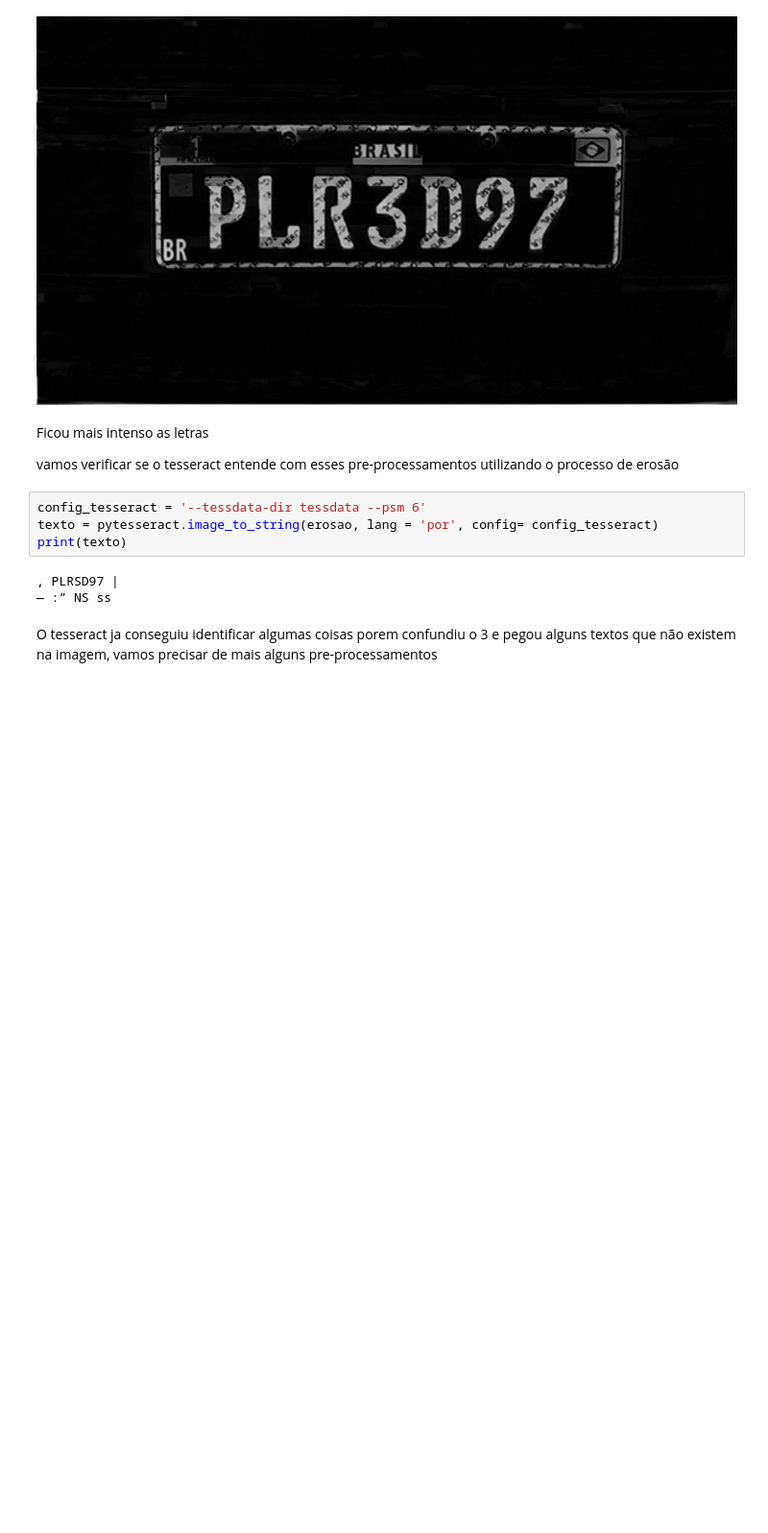
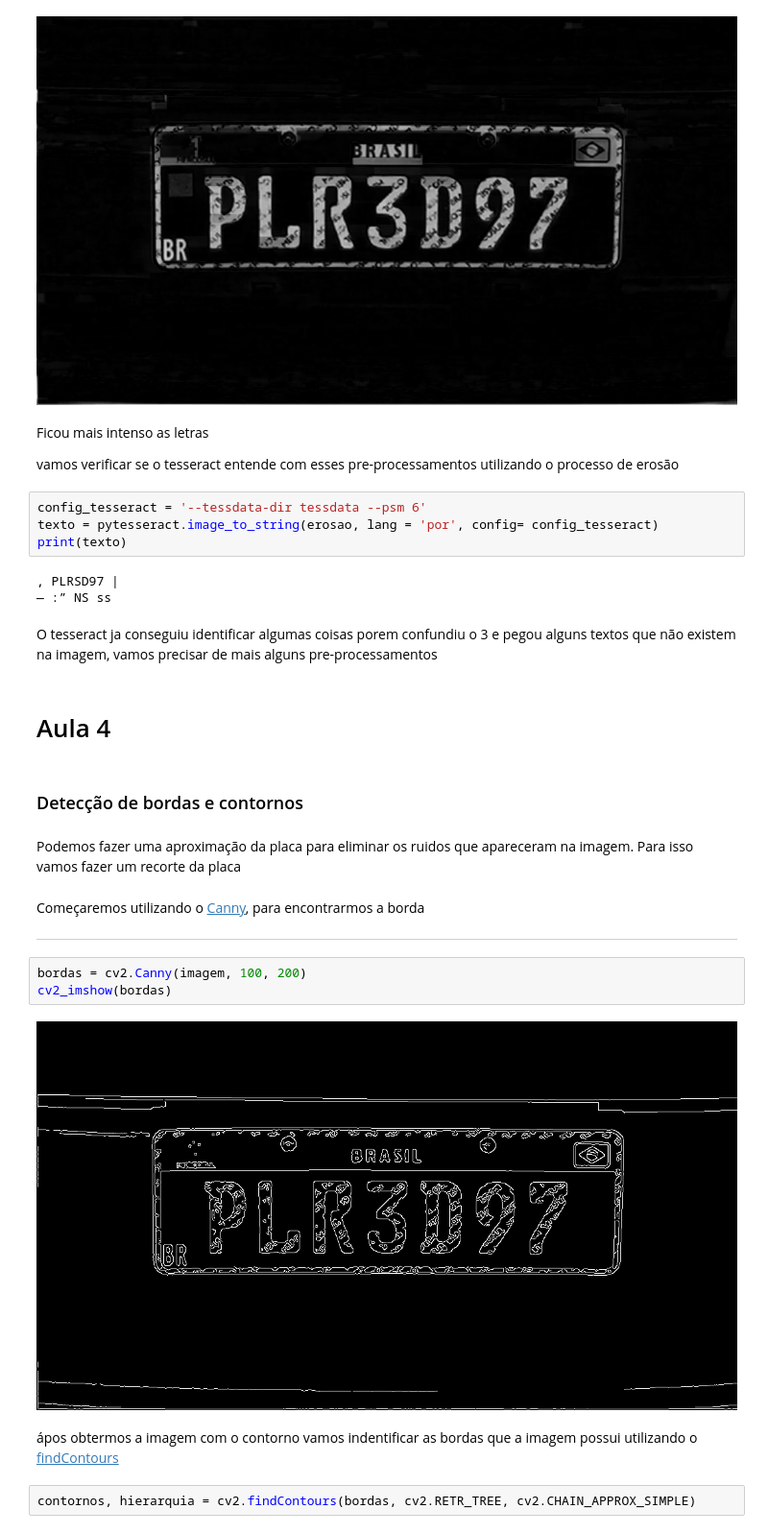
Before and after one commit to GustavoDwSantos/cursosalura, a Jupyter notebook: visao_computacional_com_OpenCV/Detecção_de_texto_em_placas_de_carro.ipynb, the cells around one changed output. Shown at 96% size. Drawn from its saved outputs; the diff is of its cells as text; blank space fills up the shorter version.

```diff
--- a/visao_computacional_com_OpenCV/Detecção_de_texto_em_placas_de_carro.ipynb
+++ b/visao_computacional_com_OpenCV/Detecção_de_texto_em_placas_de_carro.ipynb
@@ -376,3 +376,22 @@ print(texto)
 — :” NS ss
 # %% [markdown]
 O tesseract ja conseguiu identificar algumas coisas porem confundiu o 3 e pegou alguns textos que não existem na imagem, vamos precisar de mais alguns pre-processamentos
+# %% [markdown]
+# Aula 4
+# %% [markdown]
+### Detecção de bordas e contornos
+# %% [markdown]
+Podemos fazer uma aproximação da placa para eliminar os ruidos que apareceram na imagem. Para isso vamos fazer um recorte da placa
+# %% [markdown]
+Começaremos utilizando o [Canny](https://docs.opencv.org/4.x/da/d22/tutorial_py_canny.html), para encontrarmos a borda
+
+---
+# %%
+bordas = cv2.Canny(imagem, 100, 200)
+cv2_imshow(bordas)
+# %% [output]
+[figure, added]
+# %% [markdown]
+ápos obtermos a imagem com o contorno vamos indentificar as bordas que a imagem possui utilizando o [findContours](https://docs.opencv.org/4.x/d4/d73/tutorial_py_contours_begin.html)
+# %%
+contornos, hierarquia = cv2.findContours(bordas, cv2.RETR_TREE, cv2.CHAIN_APPROX_SIMPLE)
```
Also changed, not shown: parts of 19 cells of this notebook.
